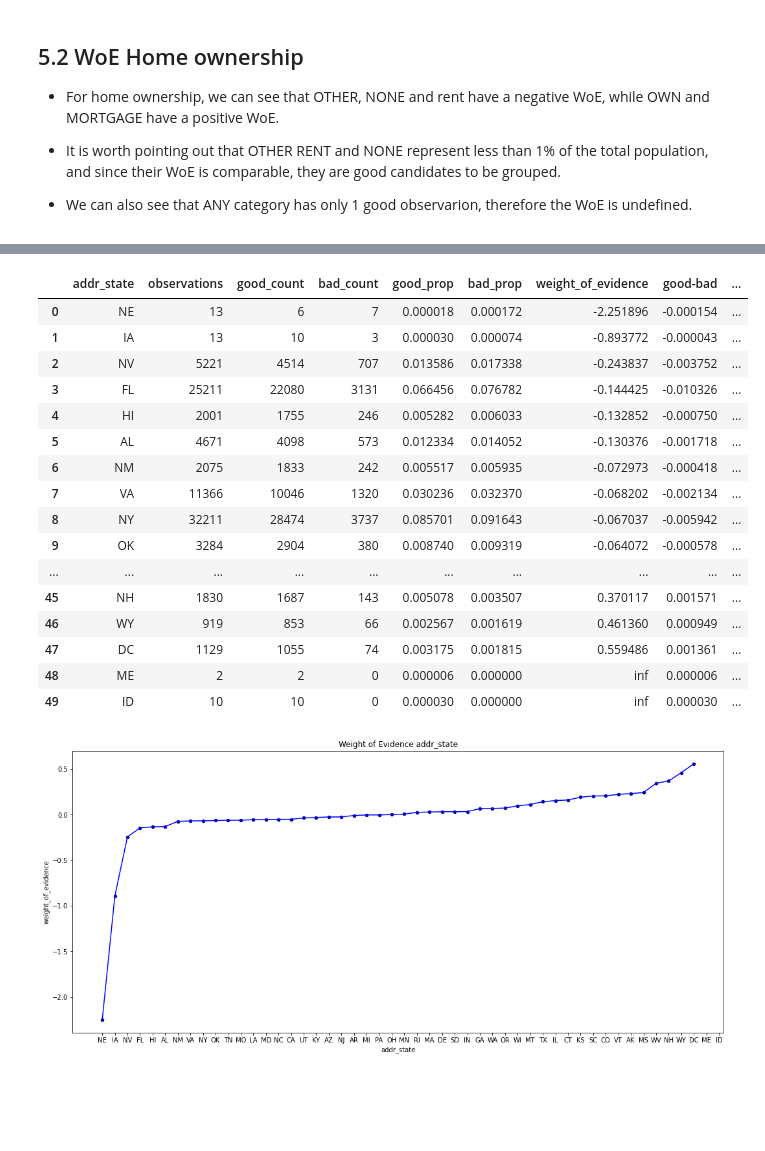
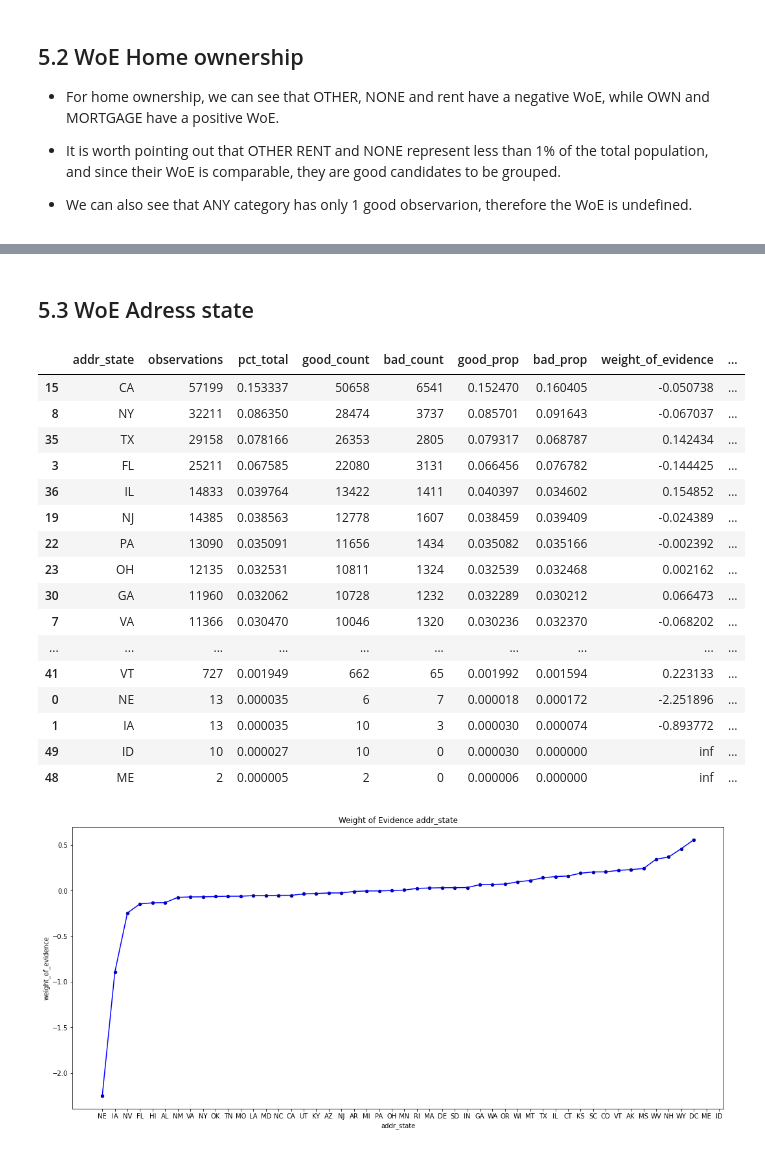
Before and after one commit to kevinmiguel97/Lending-Club-Credit-RIsk-Model, a Jupyter notebook: Lending Club Risk Model.ipynb, the cells around one changed output, grey strips where cells are left out. Drawn from its saved outputs; the diff is of its cells as text; code cells hidden in the pictures; blank space fills up the shorter version.

```diff
--- a/Lending Club Risk Model.ipynb
+++ b/Lending Club Risk Model.ipynb
@@ -374,27 +374,29 @@ plot_weight_of_evidence(df_temp)
 # Create new category for OTHER NONE and ANY for both testing and training data
 X_train['home_ownership:OTHER_NONE_RENT_ANY'] = X_train['home_ownership:ANY'] + X_train['home_ownership:NONE'] + X_train['home_ownership:OTHER'] + X_train['home_ownership:RENT']
 X_test['home_ownership:OTHER_NONE_RENT_ANY'] = X_test['home_ownership:ANY'] + X_test['home_ownership:NONE'] + X_test['home_ownership:OTHER'] + X_test['home_ownership:RENT']
+# %% [markdown]
+## 5.3 WoE Adress state
 # %%
 df_temp = create_woe_discrete('addr_state', X_train, y_train)['table']
-df_temp
+df_temp.sort_values(by='pct_total', ascending=False)
 # %% [output]
-|  | addr_state | observations | good_count | bad_count | good_prop | bad_prop | weight_of_evidence | good-bad | ... |
-| 0 | NE | 13 | 6 | 7 | 0.000018 | 0.000172 | -2.251896 | -0.000154 | ... |
-| 1 | IA | 13 | 10 | 3 | 0.000030 | 0.000074 | -0.893772 | -0.000043 | ... |
-| 2 | NV | 5221 | 4514 | 707 | 0.013586 | 0.017338 | -0.243837 | -0.003752 | ... |
-| 3 | FL | 25211 | 22080 | 3131 | 0.066456 | 0.076782 | -0.144425 | -0.010326 | ... |
-| 4 | HI | 2001 | 1755 | 246 | 0.005282 | 0.006033 | -0.132852 | -0.000750 | ... |
-| 5 | AL | 4671 | 4098 | 573 | 0.012334 | 0.014052 | -0.130376 | -0.001718 | ... |
-| 6 | NM | 2075 | 1833 | 242 | 0.005517 | 0.005935 | -0.072973 | -0.000418 | ... |
-| 7 | VA | 11366 | 10046 | 1320 | 0.030236 | 0.032370 | -0.068202 | -0.002134 | ... |
-| 8 | NY | 32211 | 28474 | 3737 | 0.085701 | 0.091643 | -0.067037 | -0.005942 | ... |
-| 9 | OK | 3284 | 2904 | 380 | 0.008740 | 0.009319 | -0.064072 | -0.000578 | ... |
+|  | addr_state | observations | pct_total | good_count | bad_count | good_prop | bad_prop | weight_of_evidence | ... |
+| 15 | CA | 57199 | 0.153337 | 50658 | 6541 | 0.152470 | 0.160405 | -0.050738 | ... |
+| 8 | NY | 32211 | 0.086350 | 28474 | 3737 | 0.085701 | 0.091643 | -0.067037 | ... |
+| 35 | TX | 29158 | 0.078166 | 26353 | 2805 | 0.079317 | 0.068787 | 0.142434 | ... |
+| 3 | FL | 25211 | 0.067585 | 22080 | 3131 | 0.066456 | 0.076782 | -0.144425 | ... |
+| 36 | IL | 14833 | 0.039764 | 13422 | 1411 | 0.040397 | 0.034602 | 0.154852 | ... |
+| 19 | NJ | 14385 | 0.038563 | 12778 | 1607 | 0.038459 | 0.039409 | -0.024389 | ... |
+| 22 | PA | 13090 | 0.035091 | 11656 | 1434 | 0.035082 | 0.035166 | -0.002392 | ... |
+| 23 | OH | 12135 | 0.032531 | 10811 | 1324 | 0.032539 | 0.032468 | 0.002162 | ... |
+| 30 | GA | 11960 | 0.032062 | 10728 | 1232 | 0.032289 | 0.030212 | 0.066473 | ... |
+| 7 | VA | 11366 | 0.030470 | 10046 | 1320 | 0.030236 | 0.032370 | -0.068202 | ... |
 | ... | ... | ... | ... | ... | ... | ... | ... | ... | ... |
-| 45 | NH | 1830 | 1687 | 143 | 0.005078 | 0.003507 | 0.370117 | 0.001571 | ... |
-| 46 | WY | 919 | 853 | 66 | 0.002567 | 0.001619 | 0.461360 | 0.000949 | ... |
-| 47 | DC | 1129 | 1055 | 74 | 0.003175 | 0.001815 | 0.559486 | 0.001361 | ... |
-| 48 | ME | 2 | 2 | 0 | 0.000006 | 0.000000 | inf | 0.000006 | ... |
-| 49 | ID | 10 | 10 | 0 | 0.000030 | 0.000000 | inf | 0.000030 | ... |
+| 41 | VT | 727 | 0.001949 | 662 | 65 | 0.001992 | 0.001594 | 0.223133 | ... |
+| 0 | NE | 13 | 0.000035 | 6 | 7 | 0.000018 | 0.000172 | -2.251896 | ... |
+| 1 | IA | 13 | 0.000035 | 10 | 3 | 0.000030 | 0.000074 | -0.893772 | ... |
+| 49 | ID | 10 | 0.000027 | 10 | 0 | 0.000030 | 0.000000 | inf | ... |
+| 48 | ME | 2 | 0.000005 | 2 | 0 | 0.000006 | 0.000000 | inf | ... |
 # %%
 plot_weight_of_evidence(df_temp, width=18)
 # %% [output]
```
Also changed, not shown: parts of 4 cells of this notebook, 1 other file.
